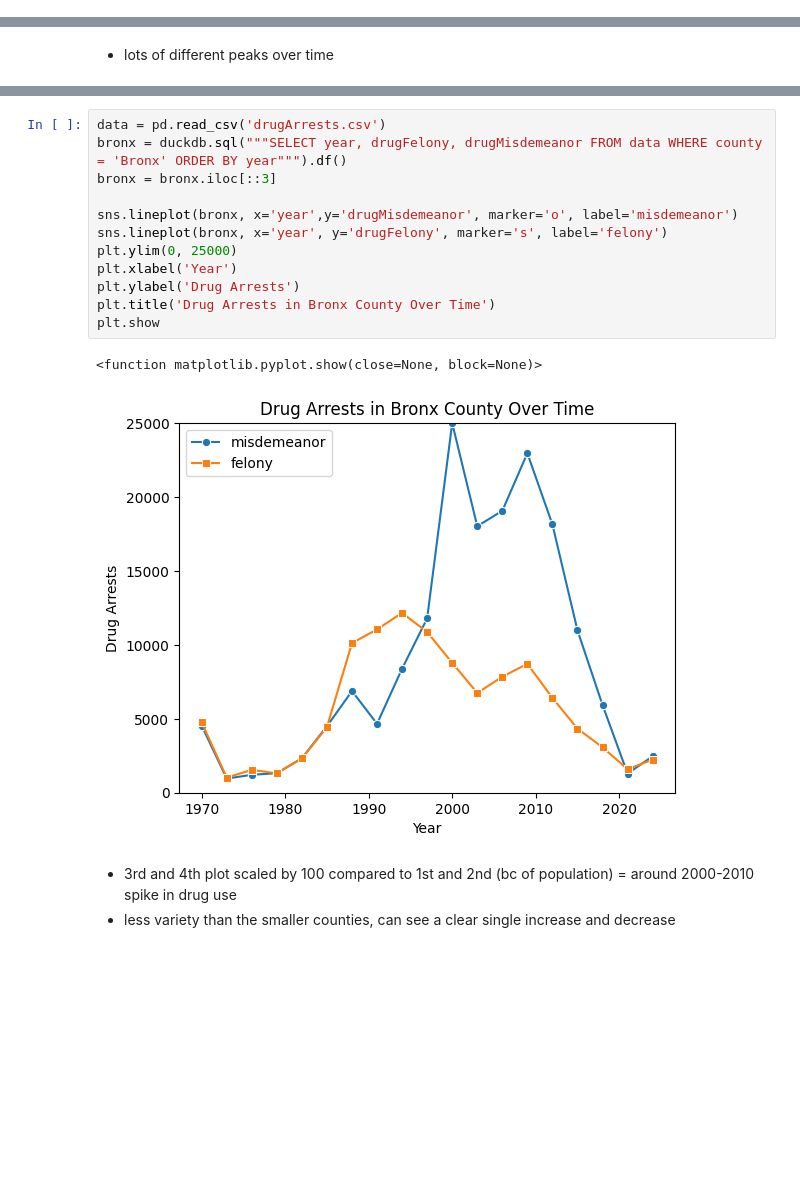
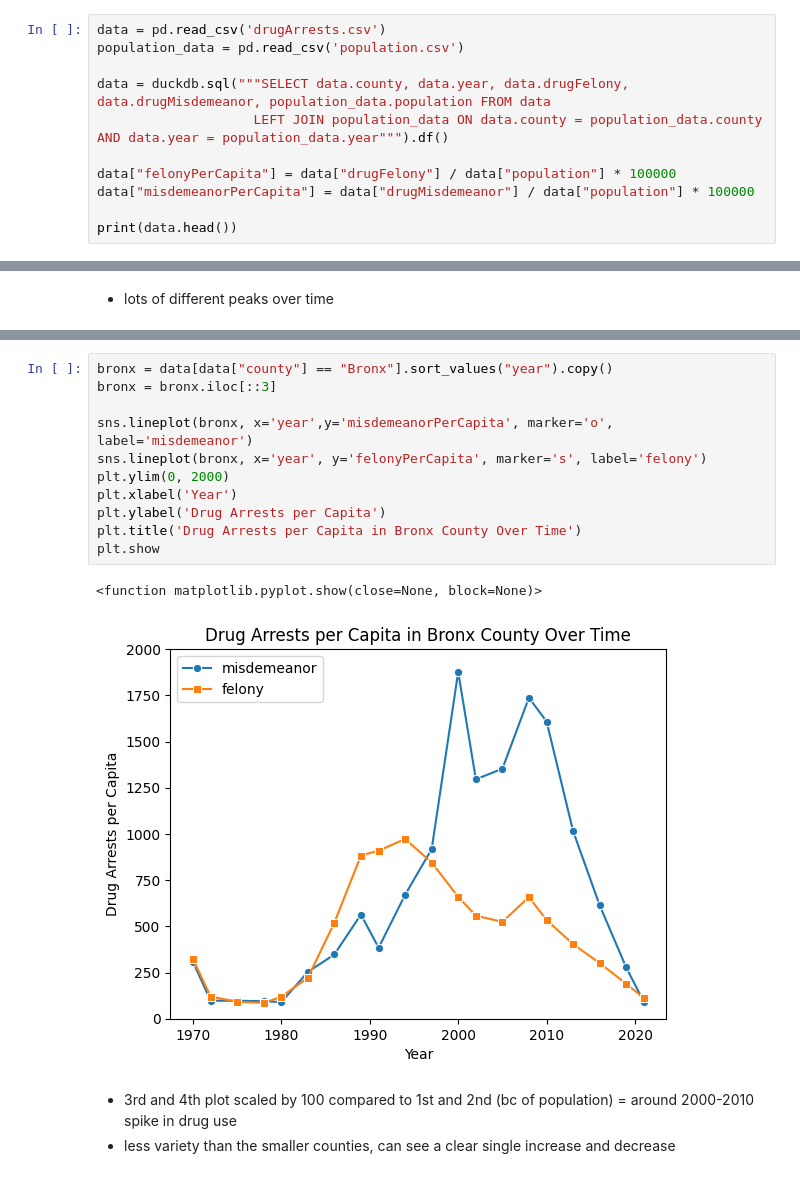
Before and after one commit to dorazzhang/cdj_crime, a Jupyter notebook: data.ipynb, the cells around one changed output, grey strips where cells are left out. Drawn from its saved outputs; the diff is of its cells as text; blank space fills up the shorter version.

Commit message:
merged population and drugArrests datasets, modeling graphs using per Capita instead of raw numbers (where per capita = per 100,000 people, a common measuring metric for crime

```diff
--- a/data.ipynb
+++ b/data.ipynb
@@ -55,3 +55,14 @@ Select specific places where police presence changed greatly due to some initiat
 Bar chart - different types of drugs
 
 Line graph - show crime changes over time
+# %%
+data = pd.read_csv('drugArrests.csv')
+population_data = pd.read_csv('population.csv')
+
+data = duckdb.sql("""SELECT data.county, data.year, data.drugFelony, data.drugMisdemeanor, population_data.population FROM data
+                    LEFT JOIN population_data ON data.county = population_data.county AND data.year = population_data.year""").df()
+
+data["felonyPerCapita"] = data["drugFelony"] / data["population"] * 100000
+data["misdemeanorPerCapita"] = data["drugMisdemeanor"] / data["population"] * 100000
+
+print(data.head())
@@ -105,18 +127,17 @@ plt.show
 # %%
-data = pd.read_csv('drugArrests.csv')
-bronx = duckdb.sql("""SELECT year, drugFelony, drugMisdemeanor FROM data WHERE county = 'Bronx' ORDER BY year""").df()
+bronx = data[data["county"] == "Bronx"].sort_values("year").copy()
 bronx = bronx.iloc[::3]
 
-sns.lineplot(bronx, x='year',y='drugMisdemeanor', marker='o', label='misdemeanor')
-sns.lineplot(bronx, x='year', y='drugFelony', marker='s', label='felony')
-plt.ylim(0, 25000)
+sns.lineplot(bronx, x='year',y='misdemeanorPerCapita', marker='o', label='misdemeanor')
+sns.lineplot(bronx, x='year', y='felonyPerCapita', marker='s', label='felony')
+plt.ylim(0, 2000)
 plt.xlabel('Year')
-plt.ylabel('Drug Arrests')
-plt.title('Drug Arrests in Bronx County Over Time')
+plt.ylabel('Drug Arrests per Capita')
+plt.title('Drug Arrests per Capita in Bronx County Over Time')
 plt.show
 # %% [output]
 <function matplotlib.pyplot.show(close=None, block=None)>
-[figure, old version]
+[figure, new version]
 # %% [markdown]
 - 3rd and 4th plot scaled by 100 compared to 1st and 2nd (bc of population)
 = around 2000-2010 spike in drug use
```
Also changed, not shown: parts of 9 cells of this notebook, 2 other files.
